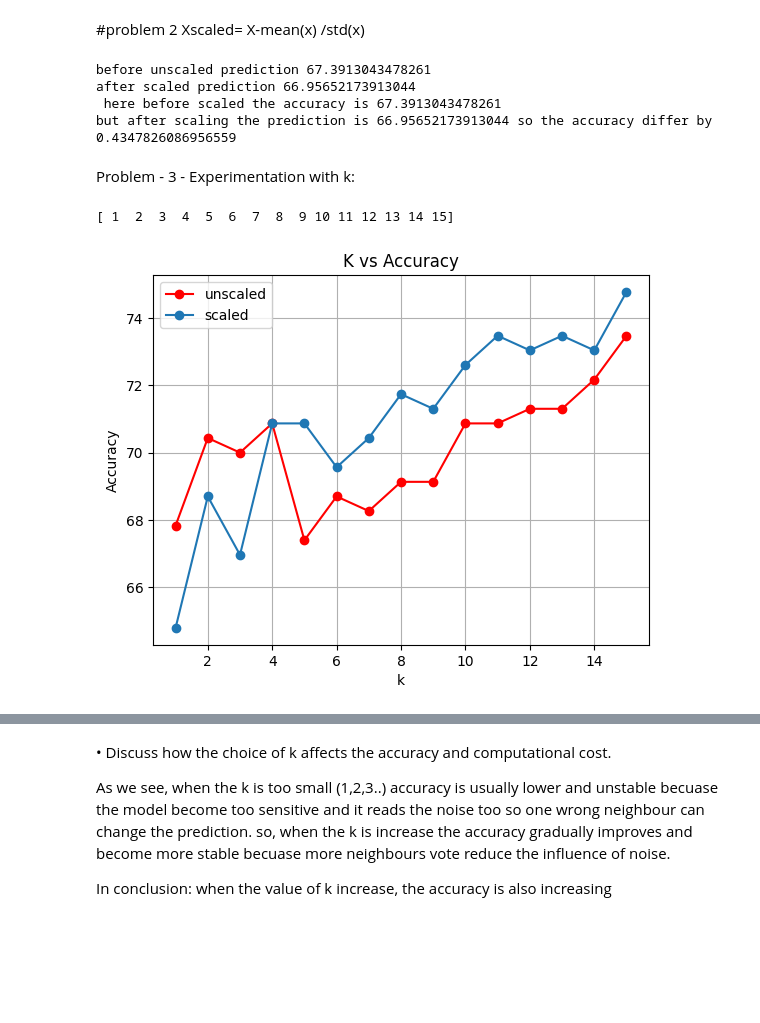
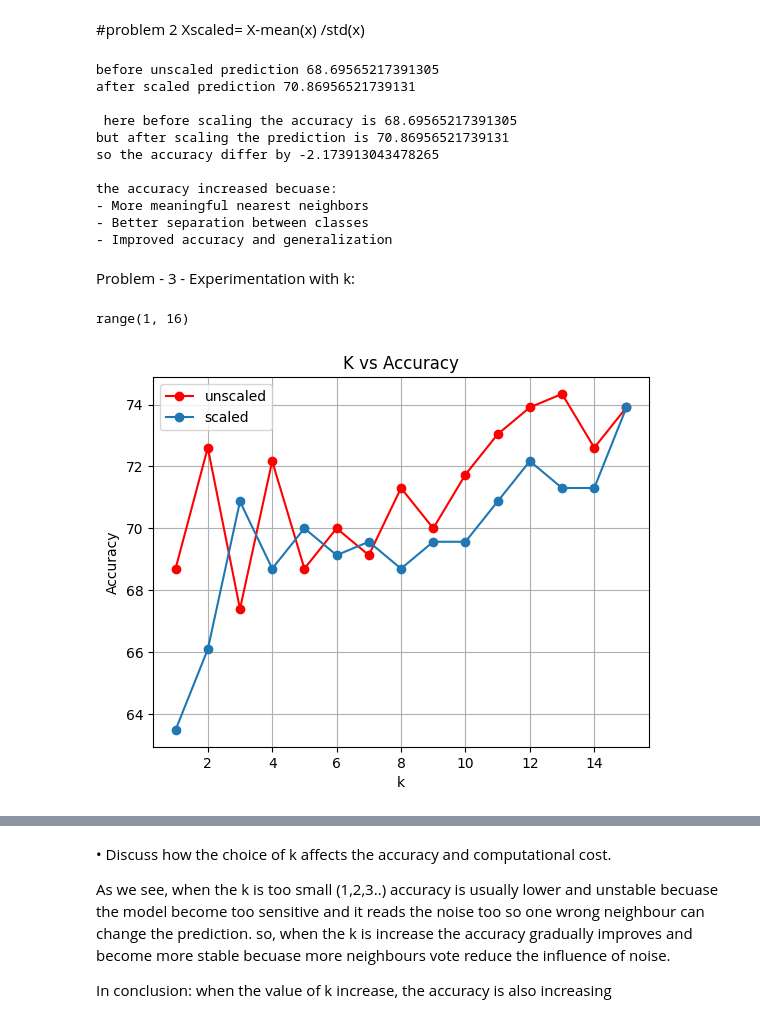
Before and after one commit to budhathoki10/Concept_and_Technology_of_AI, a Jupyter notebook: Worksheet4.ipynb, the cells around one changed output, grey strips where cells are left out. Drawn from its saved outputs; the diff is of its cells as text; code cells hidden in the pictures; blank space fills up the shorter version.

```diff
--- a/Worksheet4.ipynb
+++ b/Worksheet4.ipynb
@@ -21,3 +21,12 @@ DiabetesPedigreeFunction    0
 Age                         0
 Outcome                     0
 dtype: int64
+# %%
+# Handle any missing values appropriately, either by dropping or imputing them based on the data.
+missing_values= df.isnull().sum()/len(df)*100
+for column in df.columns:
+  if missing_values[column]>10:
+    df[column].fillna(df[column].mean(),inplace=True)
+  else:
+    df.dropna(subset=[column],inplace=True)
+print(df.isnull().sum())
@@ -24,13 +44,7 @@ dtype: int64
 # %%
-#• Handle any missing values appropriately, either by dropping or imputing them based on the data.
-cols = ["Glucose", "BloodPressure", "SkinThickness", "Insulin", "BMI"]
-df[cols] = df[cols].replace(0, np.nan)
-df_clean = df.fillna(df.mean())
 
-#print(df_clean)
-
-X= df_clean.drop(columns="Outcome").values
-Y= df_clean["Outcome"].values
+X= df.drop(columns="Outcome").values
+Y= df["Outcome"].values
 #print(X.shape[0])
 #print(int(len(X) *0.3))
 def train_test_split_scratch(X,Y, test_size=0.3, seed=42):
@@ -122,17 +120,37 @@ prediction_scale= knn_predict(X_test_scaled,X_train_scaled,Y_train, k=3)
 accuracy_scale= compute_accuracy(Y_test,prediction_scale )
 print(f"before unscaled prediction {accuracy}")
 print(f"after scaled prediction {accuracy_scale}")
-print(f''' here before scaled the accuracy is {accuracy}
-but after scaling the prediction is {accuracy_scale} so the accuracy differ by {accuracy-accuracy_scale}''')
+
+#• Discuss:
+# How scaling impacted the KNN performance.
+# The reason for any observed changes in accuracy.
+print(f''' \n here before scaling the accuracy is {accuracy}
+but after scaling the prediction is {accuracy_scale}
+so the accuracy differ by {accuracy-accuracy_scale}''')
+print('''
+the accuracy increased becuase:
+- More meaningful nearest neighbors
+- Better separation between classes
+- Improved accuracy and generalization
+
+
+''')
 # %% [output]
-before unscaled prediction 67.3913043478261
-after scaled prediction 66.95652173913044
- here before scaled the accuracy is 67.3913043478261
-but after scaling the prediction is 66.95652173913044 so the accuracy differ by 0.4347826086956559
+before unscaled prediction 68.69565217391305
+after scaled prediction 70.86956521739131
+
+ here before scaling the accuracy is 68.69565217391305
+but after scaling the prediction is 70.86956521739131
+so the accuracy differ by -2.173913043478265
+
+the accuracy increased becuase:
+- More meaningful nearest neighbors
+- Better separation between classes
+- Improved accuracy and generalization
 # %% [markdown]
 Problem - 3 - Experimentation with k:
 # %%
-k_values= np.arange(1,16)
+k_values= range(1,16)
 print(k_values)
 import time
 scaled_accuracy= []
@@ -145,32 +163,32 @@ for kk in k_values:
   unscaled_accuracy.append(compute_accuracy(Y_test, unscaled_pred))
 
 
   #scaled
   scaled_pred= knn_predict(X_test_scaled,X_train_scaled,Y_train, kk)
   scaled_accuracy.append(compute_accuracy(Y_test, scaled_pred))
 
   #time
 
   #unscaled
   t1= time.time()
   knn_predict(X_test,X_train,Y_train, kk)
   t2= time.time()
   time_unscaled.append(t2 - t1)
   #scaled
   t3= time.time()
   knn_predict(X_test_scaled,X_train_scaled,Y_train, kk)
   t4= time.time()
   time_scaled.append(t4-t3)
 
 # plotting graph
 plt.plot(k_values,unscaled_accuracy, marker='o',label='unscaled', color='red')
 plt.plot(k_values,scaled_accuracy, marker='o',label='scaled')
 plt.xlabel('k')
 plt.ylabel("Accuracy")
 plt.title("K vs Accuracy")
 plt.legend()
 plt.grid(True)
 plt.show()
 # %% [output]
-[ 1  2  3  4  5  6  7  8  9 10 11 12 13 14 15]
+range(1, 16)
-[figure, old version]
+[figure, new version]
```
Also changed, not shown: parts of 5 cells of this notebook.
